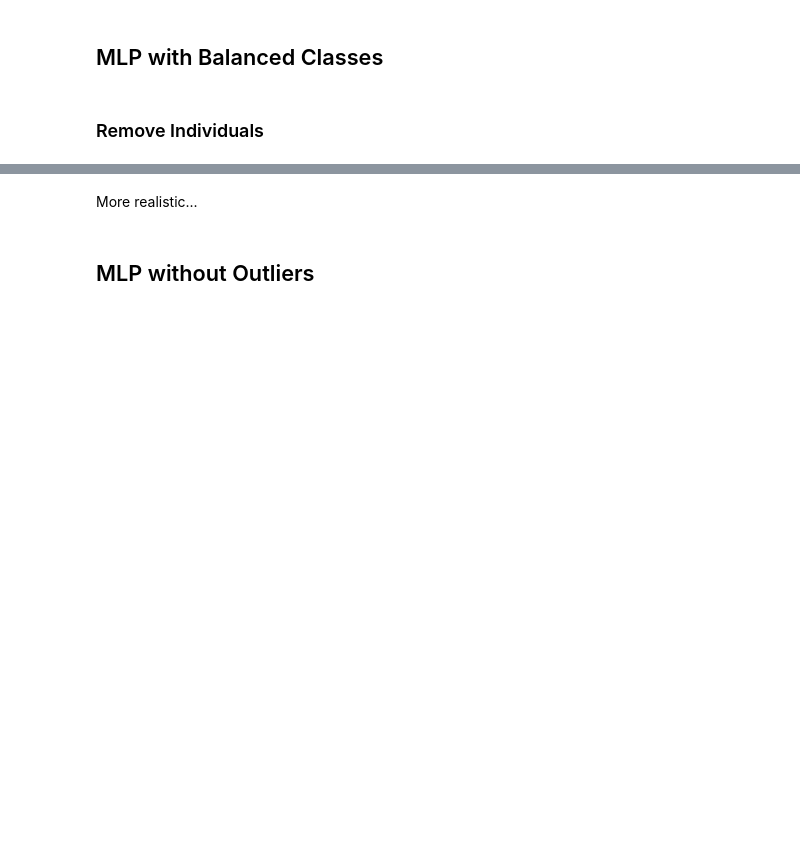
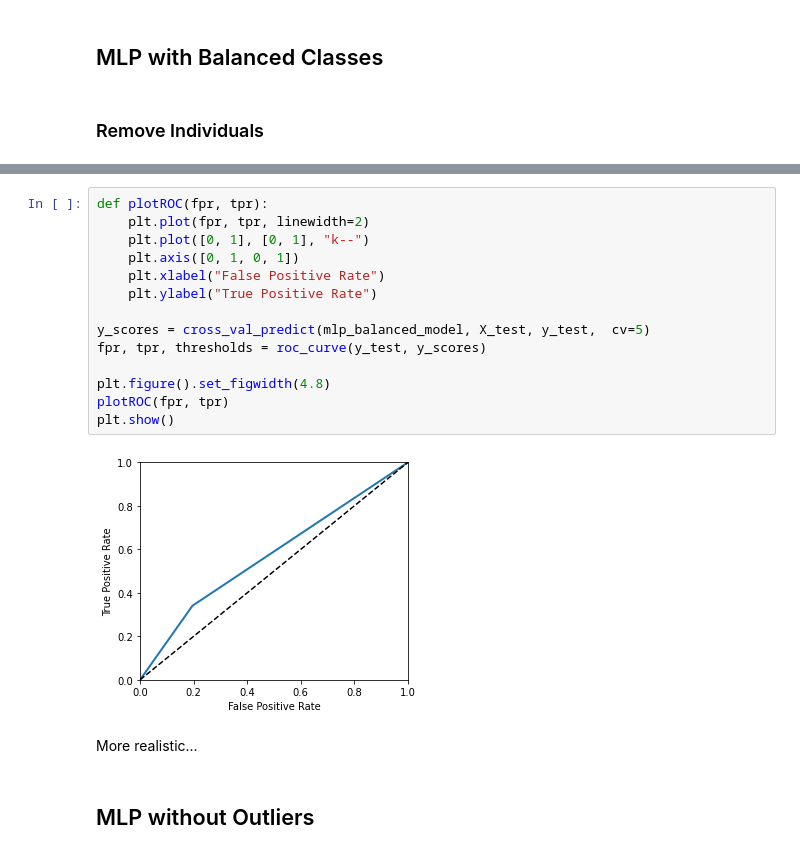
Before and after one commit to FABallemand/DefectPredictionOnProductionLines, a Jupyter notebook: mlp.ipynb, the cells around one changed output, grey strips where cells are left out. Drawn from its saved outputs; the diff is of its cells as text; blank space fills up the shorter version.

```diff
--- a/mlp.ipynb
+++ b/mlp.ipynb
@@ -120,3 +133,19 @@ plt.show()
+# %%
+def plotROC(fpr, tpr):
+    plt.plot(fpr, tpr, linewidth=2)
+    plt.plot([0, 1], [0, 1], "k--")
+    plt.axis([0, 1, 0, 1])
+    plt.xlabel("False Positive Rate")
+    plt.ylabel("True Positive Rate")
+
+y_scores = cross_val_predict(mlp_balanced_model, X_test, y_test,  cv=5)
+fpr, tpr, thresholds = roc_curve(y_test, y_scores)
+
+plt.figure().set_figwidth(4.8)
+plotROC(fpr, tpr)
+plt.show()
+# %% [output]
+[figure, added]
 # %% [markdown]
 More realistic...
 # %% [markdown]
```
Also changed, not shown: parts of 7 cells of this notebook, 1 other file.
